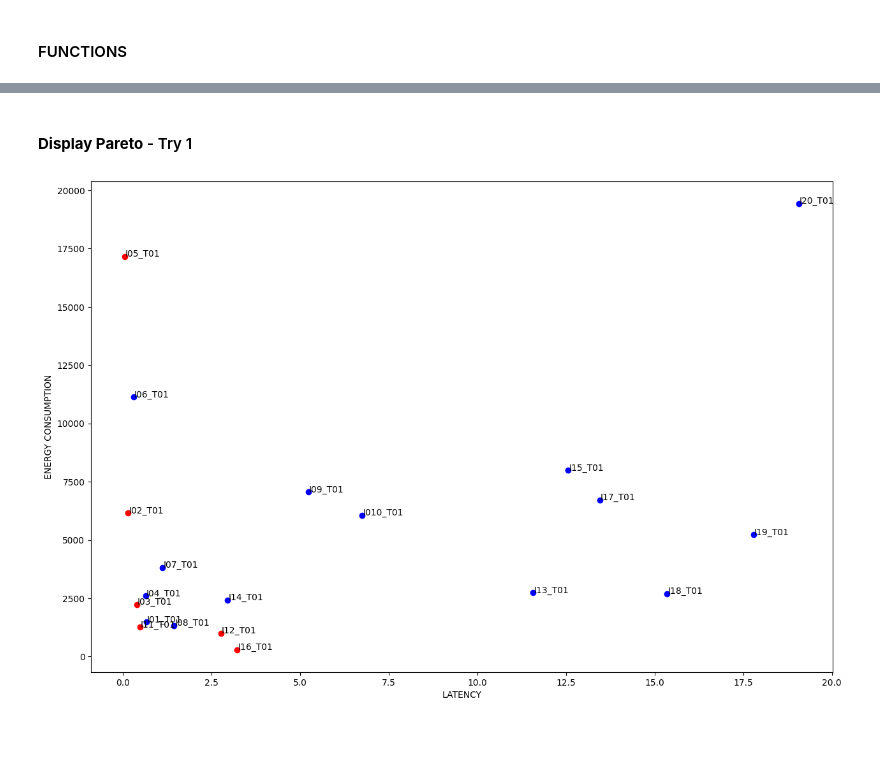
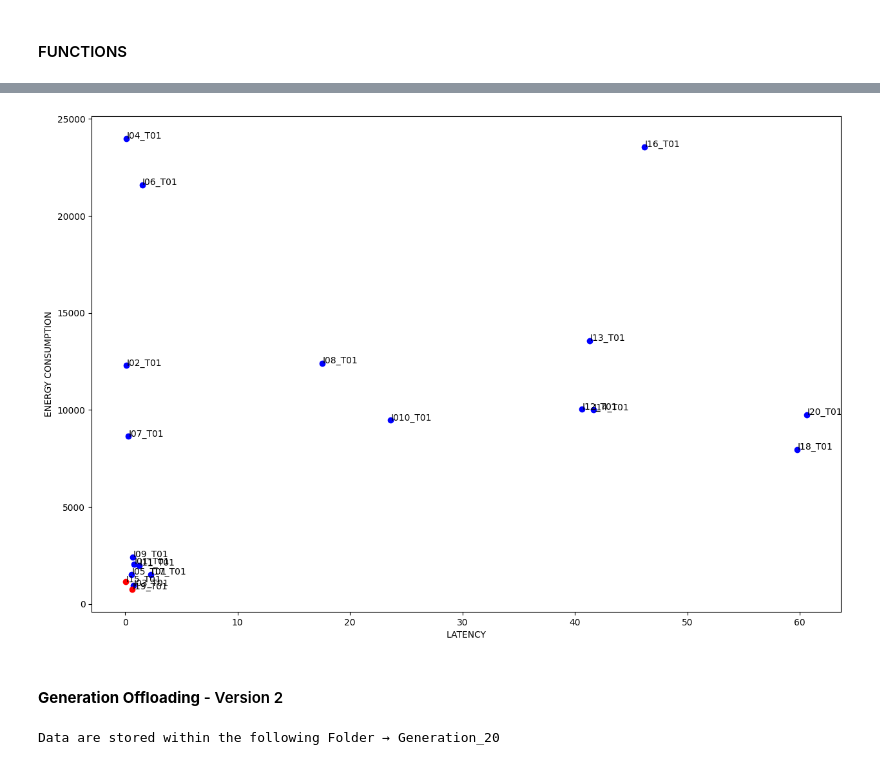
Before and after one commit to dorian-roux/Optimisation-Metaheuristic, a Jupyter notebook: MakeGeneration.ipynb, the cells around one changed output, grey strips where cells are left out. Saved outputs shown, nothing was run; the diff lists cells and outputs as text; code cells hidden in the pictures; blank space fills up the shorter version.

Commit message:
rls1.2 - add of constraints + diff versions

```diff
--- a/MakeGeneration.ipynb
+++ b/MakeGeneration.ipynb
@@ -52,5 +28,5 @@ FOG_rDist = ((0,50), (0,50))
 CLOUD_rDist = ((100, 500), (100, 500))
 FOG_rVMS = (2, 6)
 CLOUD_rVMS = (1,3)
-baseVMS, taskVM, taskVM_Dummy, taskVM_Transp = prepareOffloading(n_IoTs, FOG_nNodes, CLOUD_nNodes, IoT_rDist, FOG_rDist, CLOUD_rDist, FOG_rVMS, CLOUD_rVMS)
+baseVMS, taskVM, taskVM_Dummy, taskVM_Transp = prepareOffloading_V1(n_IoTs, FOG_nNodes, CLOUD_nNodes, IoT_rDist, FOG_rDist, CLOUD_rDist, FOG_rVMS, CLOUD_rVMS)
 # %% [output]
@@ -83,2 +33,0 @@ taskVM_Transp.head()
-# %% [markdown]
-#### **Display Pareto** - Try 1
@@ -87,16 +34,29 @@ taskVM_TRANSPOSE = displayPareto(taskVM_Transp)
 # %%
+taskVM_TRANSPOSE = getParetoRank(taskVM_Transp)
+
 fig, ax = plt.subplots(figsize=(15, 10))
-
 for i, row in taskVM_TRANSPOSE.iterrows():
     ax.annotate(row['TASK'], (row['F1']+0.02, row['F2']), fontsize=10)
     if row.RANK == 1:
         ax.scatter(row['F1'], row['F2'], color='red')
     else:
         ax.scatter(row['F1'], row['F2'], color='blue')
-
-
 plt.xlabel('LATENCY')
 plt.ylabel('ENERGY CONSUMPTION')
 plt.show()
 # %% [output]
-[figure, old version]
+[figure, new version]
+# %% [markdown]
+#### **Generation Offloading** - Version 2
+# %%
+n_IoTs = 20
+FOG_nNodes = 5
+CLOUD_nNodes = 2
+IoT_rDist=((0,50), (0,50))
+FOG_rDist = ((0,50), (0,50))
+CLOUD_rDist = ((100, 500), (100, 500))
+FOG_rVMS = (2, 6)
+CLOUD_rVMS = (1,3)
+baseVMS, taskVM, taskVM_Dummy, taskVM_Transp = prepareOffloading_V2(n_IoTs, FOG_nNodes, CLOUD_nNodes, IoT_rDist, FOG_rDist, CLOUD_rDist, FOG_rVMS, CLOUD_rVMS)
+# %% [output]
+Data are stored within the following Folder → Generation_20
```
Also changed, not shown: parts of 10 cells of this notebook, 3 other files.
